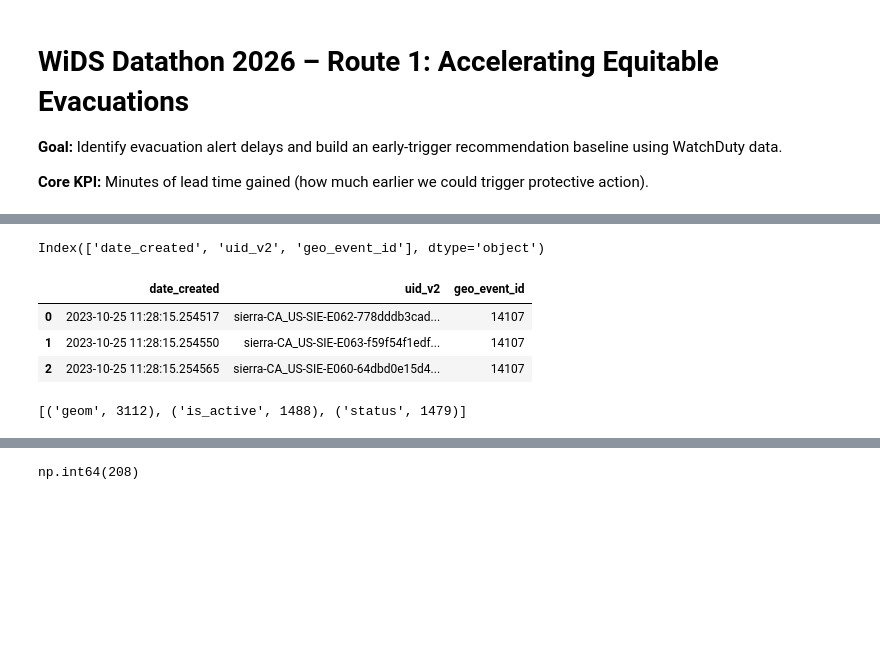
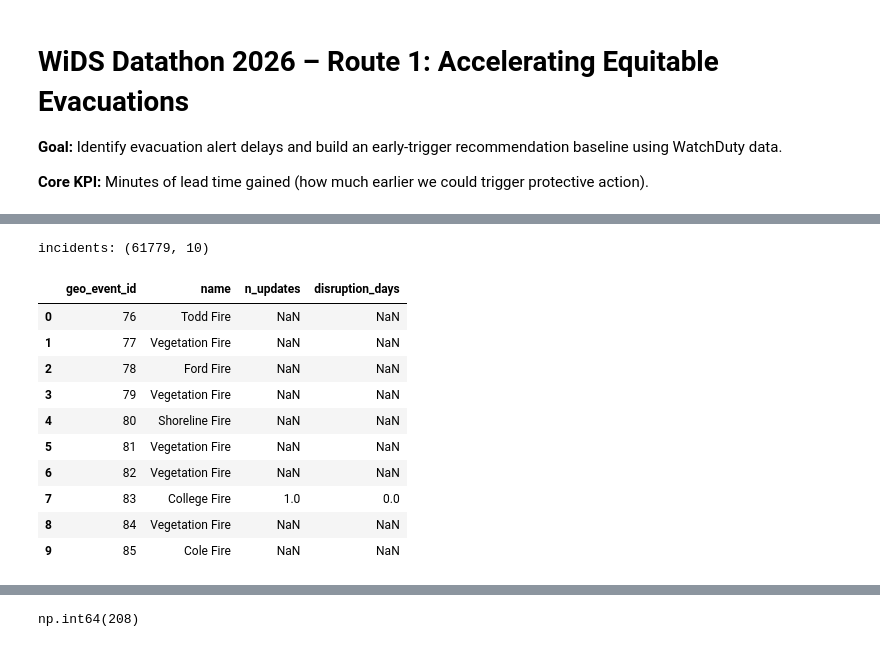
Before and after one commit to hamzukus1234/wids-datathon-university-template, a Jupyter notebook: notebook.ipynb, the cells around one changed output, grey strips where cells are left out. Drawn from its saved outputs; the diff is of its cells as text; code cells hidden in the pictures; blank space fills up the shorter version.

Commit message:
Creat folosind Colaboratory

```diff
--- a/notebook.ipynb
+++ b/notebook.ipynb
@@ -14,8 +14,8 @@ import json
 
 pd.set_option("display.max_columns", 200)
 # %%
-events = pd.read_csv("geo_events_geoevent.csv", low_memory=False)
-changelog = pd.read_csv("geo_events_geoeventchangelog.csv", low_memory=False)
+events = pd.read_csv("/geo_events_geoevent.csv", low_memory=False)
+changelog = pd.read_csv("/geo_events_geoeventchangelog.csv", low_memory=False)
 
 events = events[events["geo_event_type"] == "wildfire"].copy()
 
@@ -209,22 +33,32 @@ Evac orders (zones): (0, 2)
-# %%
-# Ne uităm la coloanele din map ca să știm cum se numesc exact
-print(map_event_zone.columns)
-
-# În mod normal ai geo_event_id și evac_zone_id (dacă diferă, îmi spui cum apar)
-map_event_zone.head(3)
-# %% [output]
-Index(['date_created', 'uid_v2', 'geo_event_id'], dtype='object')
-|  | date_created | uid_v2 | geo_event_id |
-| 0 | 2023-10-25 11:28:15.254517 | sierra-CA_US-SIE-E062-778dddb3cad... | 14107 |
-| 1 | 2023-10-25 11:28:15.254550 | sierra-CA_US-SIE-E063-f59f54f1edf... | 14107 |
-| 2 | 2023-10-25 11:28:15.254565 | sierra-CA_US-SIE-E060-64dbd0e15d4... | 14107 |
-# %%
-from collections import Counter
-
-k = Counter()
-for d in evac_changelog["changes_dict"]:
-    k.update(d.keys())
-
-k.most_common(30)
-# %% [output]
-[('geom', 3112), ('is_active', 1488), ('status', 1479)]
+# %%
+# Window de activitate al incidentului: primul update -> ultimul update
+incident_window = (
+    changelog.groupby("geo_event_id")["date_created"]
+    .agg(start_time="min", end_time="max", n_updates="count")
+    .reset_index()
+)
+
+# disruption_days = durata în zile (proxy pentru zile de afectare economică)
+incident_window["disruption_days"] = (
+    (incident_window["end_time"] - incident_window["start_time"]).dt.total_seconds() / 86400.0
+)
+
+# Lipim cu metadata incidentului (lat/lng, acreage etc. dacă există)
+inc = events[["id", "name", "lat", "lng", "date_created", "date_modified"]].rename(columns={"id": "geo_event_id"})
+incidents = inc.merge(incident_window, on="geo_event_id", how="left")
+
+print("incidents:", incidents.shape)
+incidents[["geo_event_id","name","n_updates","disruption_days"]].head(10)
+# %% [output]
+incidents: (61779, 10)
+|  | geo_event_id | name | n_updates | disruption_days |
+| 0 | 76 | Todd Fire | NaN | NaN |
+| 1 | 77 | Vegetation Fire | NaN | NaN |
+| 2 | 78 | Ford Fire | NaN | NaN |
+| 3 | 79 | Vegetation Fire | NaN | NaN |
+| 4 | 80 | Shoreline Fire | NaN | NaN |
+| 5 | 81 | Vegetation Fire | NaN | NaN |
+| 6 | 82 | Vegetation Fire | NaN | NaN |
+| 7 | 83 | College Fire | 1.0 | 0.0 |
+| 8 | 84 | Vegetation Fire | NaN | NaN |
+| 9 | 85 | Cole Fire | NaN | NaN |
```
Also changed, not shown: parts of 21 cells of this notebook.
